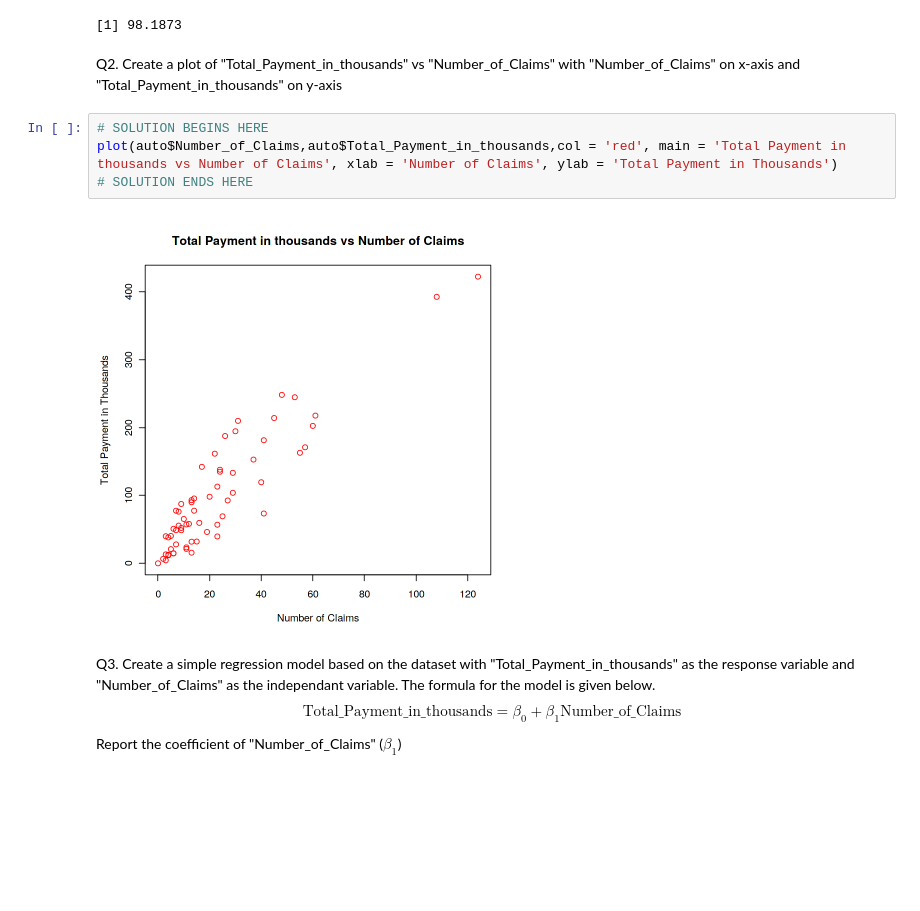
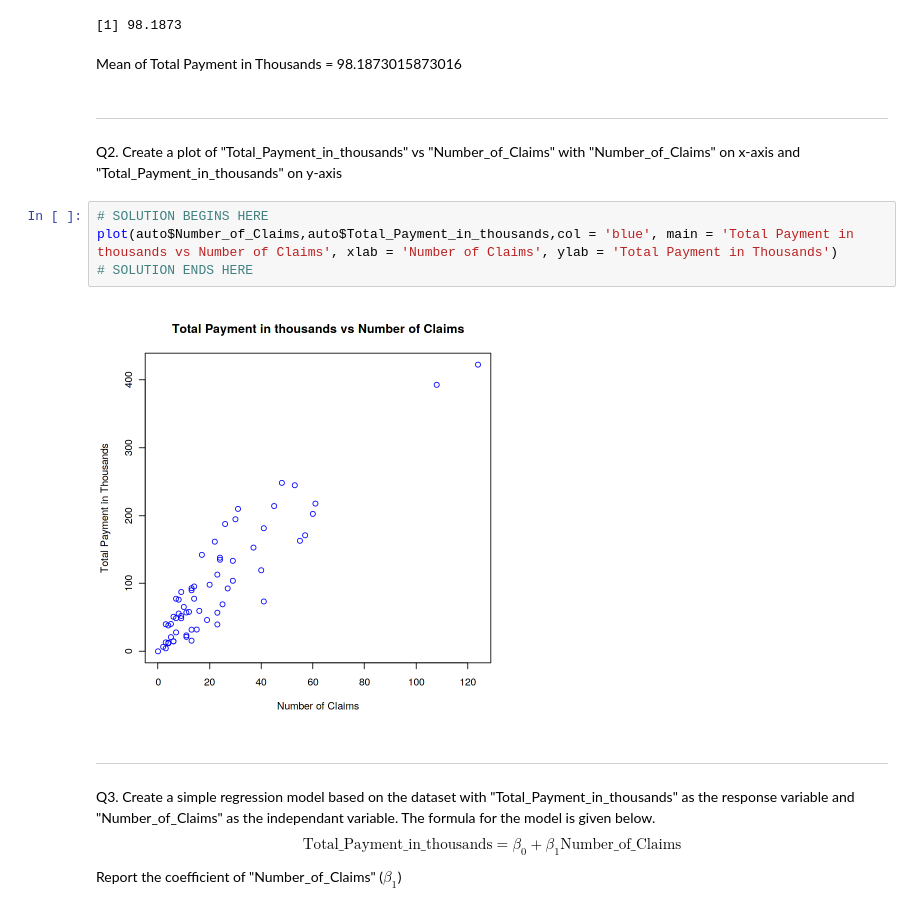
Before and after one commit to joel-quek/Georgia-Tech-OMSA, a Jupyter notebook: GTx - MGT6203x Data Analytics for Business/Week 1/Practice Assignment.ipynb, the cells around one changed output. Drawn from its saved outputs; the diff is of its cells as text; blank space fills up the shorter version.

```diff
--- a/GTx - MGT6203x Data Analytics for Business/Week 1/Practice Assignment.ipynb
+++ b/GTx - MGT6203x Data Analytics for Business/Week 1/Practice Assignment.ipynb
@@ -74,14 +74,20 @@ A data.frame: 6 × 2
 | 5 | 40 | 119.4 |
 | 6 | 57 | 170.9 |
 [1] 98.1873
+# %% [markdown]
+Mean of Total Payment in Thousands = 98.1873015873016
+# %% [markdown]
+---
 # %% [markdown]
 Q2. Create a plot of "Total_Payment_in_thousands" vs "Number_of_Claims" with "Number_of_Claims" on x-axis and "Total_Payment_in_thousands" on y-axis
 # %%
 # SOLUTION BEGINS HERE
-plot(auto$Number_of_Claims,auto$Total_Payment_in_thousands,col = 'red', main = 'Total Payment in thousands vs Number of Claims', xlab = 'Number of Claims', ylab = 'Total Payment in Thousands')
+plot(auto$Number_of_Claims,auto$Total_Payment_in_thousands,col = 'blue', main = 'Total Payment in thousands vs Number of Claims', xlab = 'Number of Claims', ylab = 'Total Payment in Thousands')
 # SOLUTION ENDS HERE
 # %% [output]
-[figure, old version]
+[figure, new version]
+# %% [markdown]
+---
 # %% [markdown]
 Q3. Create a simple regression model based on the dataset with "Total_Payment_in_thousands" as the response variable and "Number_of_Claims" as the independant variable. The formula for the model is given below.
 $$\text{Total_Payment_in_thousands} = \beta_0 + \beta_1\text{Number_of_Claims} $$
```
Also changed, not shown: parts of 2 cells of this notebook, 1 other file.
